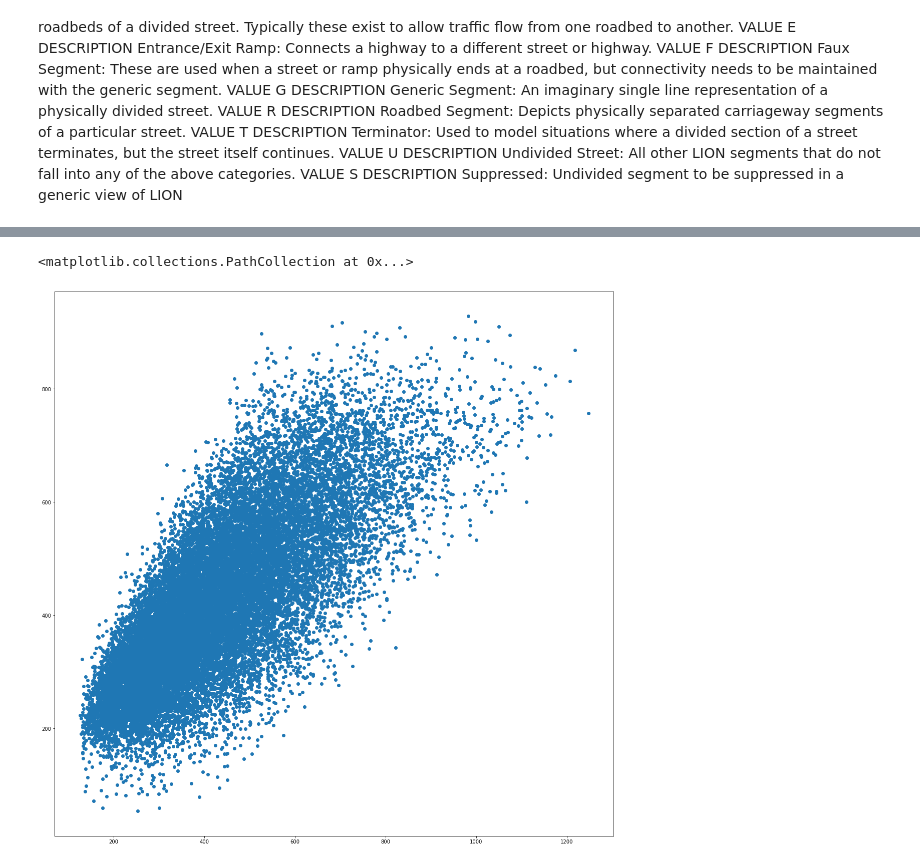
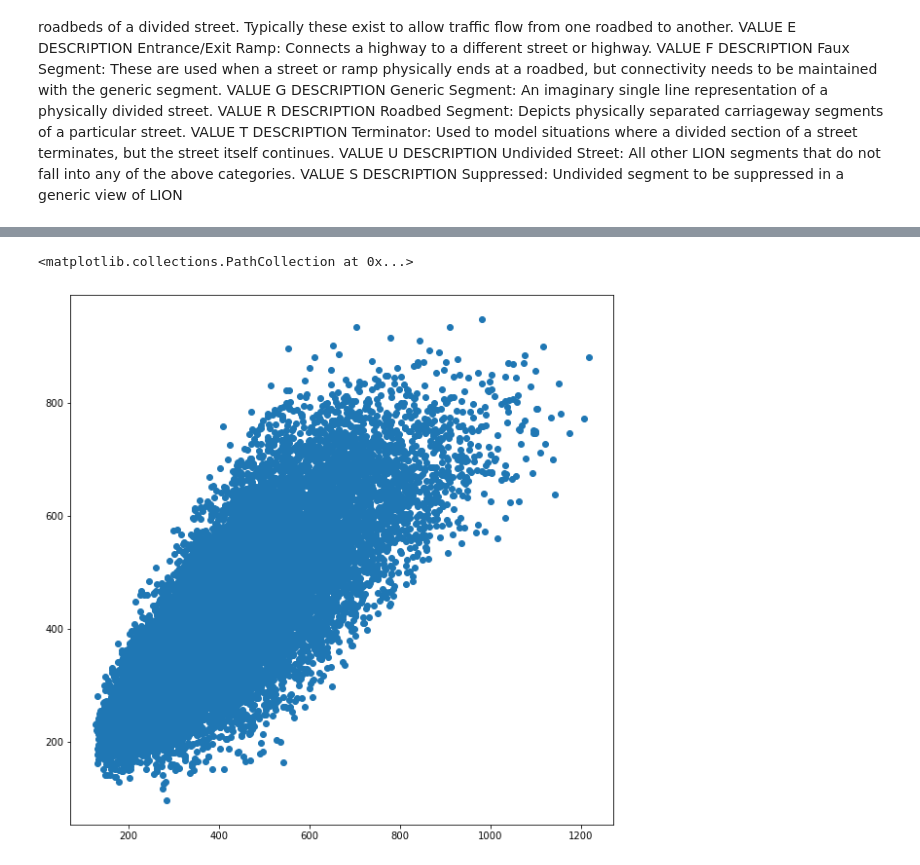
Before and after one commit to ttaylorok/nyc_taxis, a Jupyter notebook: create_network_v2.ipynb, the cells around one changed output, grey strips where cells are left out. Cells and saved outputs as stored; diff of their text form; code cells hidden in the pictures.

```diff
--- a/create_network_v2.ipynb
+++ b/create_network_v2.ipynb
@@ -227,11 +324,12 @@ spl_upper = UnivariateSpline(upper_arr[:,0],upper_arr[:,1])
 taxis_clipped['trip_time_p5'] = taxis_clipped['trip_distance'].apply(lambda x : float(spl_lower(x)))
 taxis_clipped['trip_time_p95'] = taxis_clipped['trip_distance'].apply(lambda x : float(spl_upper(x)))
 # %%
-taxis_clipped['filt'] = taxis_clipped.apply(lambda x : \
-                                            (x['trip_distance'] >= 0.5) \
-                                            and (x['trip_distance'] <= 2) \
-                                            and (x['trip_time'] >= x['trip_time_p5']) \
-                                            and (x['trip_time'] <= x['trip_time_p95']) \
-                                            and (x['dist_error'] < 0.4), axis = 1)
+taxis_clipped['filt'] = taxis_clipped.apply(lambda x :
+                                            (x['trip_distance'] >= 0.5)
+                                            and (x['trip_distance'] <= 2)
+                                            and (x['trip_time'] >= x['trip_time_p5'])
+                                            and (x['trip_time'] <= x['trip_time_p95'])
+                                            and (x['dist_error'] < 0.2)
+                                            and (x['path_distance_mi'] != -1), axis = 1)
 
 taxis_filt = taxis_clipped[taxis_clipped['filt']].reset_index()
@@ -237,0 +346,7 @@ taxis_filt = taxis_clipped[taxis_clipped['filt']].reset_index()
+# %%
+#lion_filt2['posted_speed'].astype(int)#pow(-1)
+#pd.to_numeric(lion_filt2['posted_speed'])
+#lion_filt2.drop(columns = ['shape_wkt'], inplace = True)
+#lion_filt2.replace(to_replace = '  ', value = {'posted_speed' : '25'}, inplace = True)  # CHANGE THIS TO 50
+#lion_filt2[lion_filt2['posted_speed'] == '  ']
+lion_filt2['vel_ub'] = lion_filt2['posted_speed'].astype(float).pow(-1).multiply(3600/5280).multiply(1.2)
@@ -238,6 +359,6 @@ taxis_filt = taxis_clipped[taxis_clipped['filt']].reset_index()
 # %%
 trip_filt_idx = taxis_filt.index
-num_segments = lion_filt.shape[0]
+num_segments = lion_filt2.shape[0]
 A = np.zeros([len(trip_filt_idx), num_segments])
 
 for i in trip_filt_idx:
@@ -246,7 +367,7 @@ for i in trip_filt_idx:
     A[i] = seg_coefs
 # %%
 b = taxis_filt['trip_time']
-lb = np.zeros(num_segments)
-ub = np.ones(num_segments)*0.4
+lb = lion_filt2['vel_ub'] # 85 mph
+ub = np.ones(num_segments)*0.7 # 1 mph
 
-x = lsq_linear(A, b, bounds = (lb, ub))
+x = lsq_linear(A, b, bounds = (lb, ub), verbose = 2, max_iter = 100)
@@ -267,9 +406,9 @@ x
 # %%
 pred = np.matmul(A, x['x'])
 
-plt.figure(figsize=(20,20))
+plt.figure(figsize=(10,10))
 plt.scatter(b, pred)
 # %% [output]
 <matplotlib.collections.PathCollection at 0x...>
-[figure, old version]
+[figure, new version]
 # %%
```
Also changed, not shown: parts of 35 cells of this notebook.
